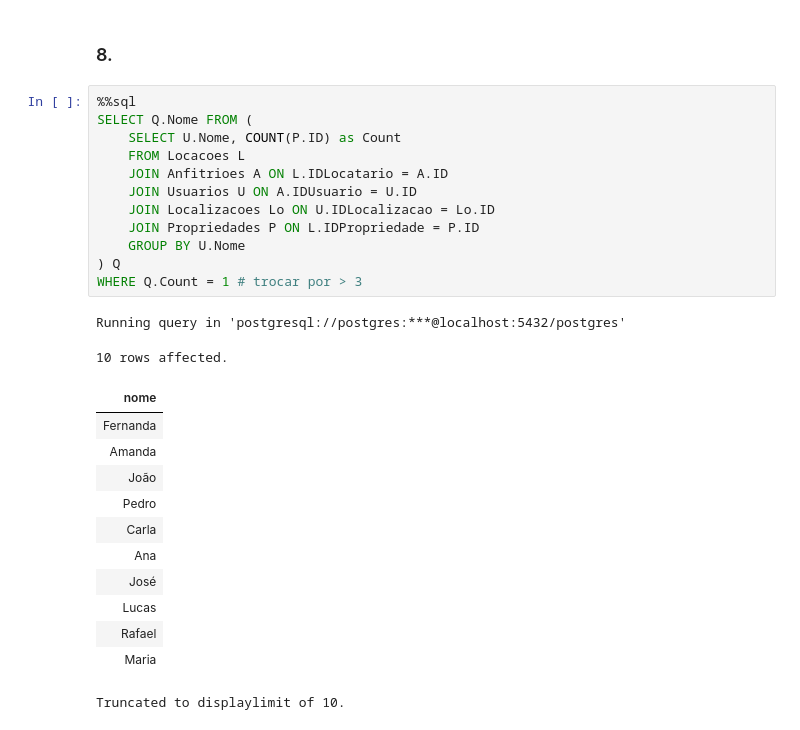
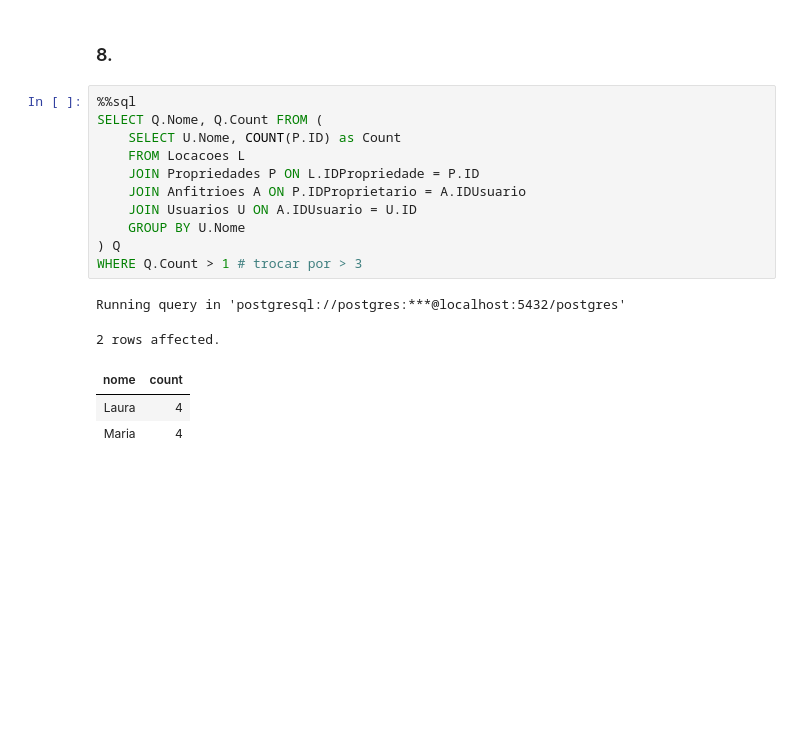
Before and after one commit to MiguelHenri/SCC0240, a Jupyter notebook: t1.ipynb, the cells around one changed output. Saved outputs shown, nothing was run; the diff lists cells and outputs as text; blank space fills up the shorter version.

```diff
--- a/t1.ipynb
+++ b/t1.ipynb
@@ -283,28 +267,18 @@ Running query in 'postgresql://postgres:***@localhost:5432/postgres'
 ### 8.
 # %%
 %%sql
-SELECT Q.Nome FROM (
+SELECT Q.Nome, Q.Count FROM (
     SELECT U.Nome, COUNT(P.ID) as Count
     FROM Locacoes L
-    JOIN Anfitrioes A ON L.IDLocatario = A.ID
+    JOIN Propriedades P ON L.IDPropriedade = P.ID
+    JOIN Anfitrioes A ON P.IDProprietario = A.IDUsuario
     JOIN Usuarios U ON A.IDUsuario = U.ID
-    JOIN Localizacoes Lo ON U.IDLocalizacao = Lo.ID
-    JOIN Propriedades P ON L.IDPropriedade = P.ID
     GROUP BY U.Nome
 ) Q
-WHERE Q.Count = 1 # trocar por > 3
+WHERE Q.Count > 1 # trocar por > 3
 # %% [output]
 Running query in 'postgresql://postgres:***@localhost:5432/postgres'
-10 rows affected.
+2 rows affected.
-| nome |
-| Fernanda |
-| Amanda |
-| João |
-| Pedro |
-| Carla |
-| Ana |
-| José |
-| Lucas |
-| Rafael |
-| Maria |
+| nome | count |
+| Laura | 4 |
+| Maria | 4 |
-Truncated to displaylimit of 10.
```
Also changed, not shown: parts of 17 cells of this notebook, 2 other files.
